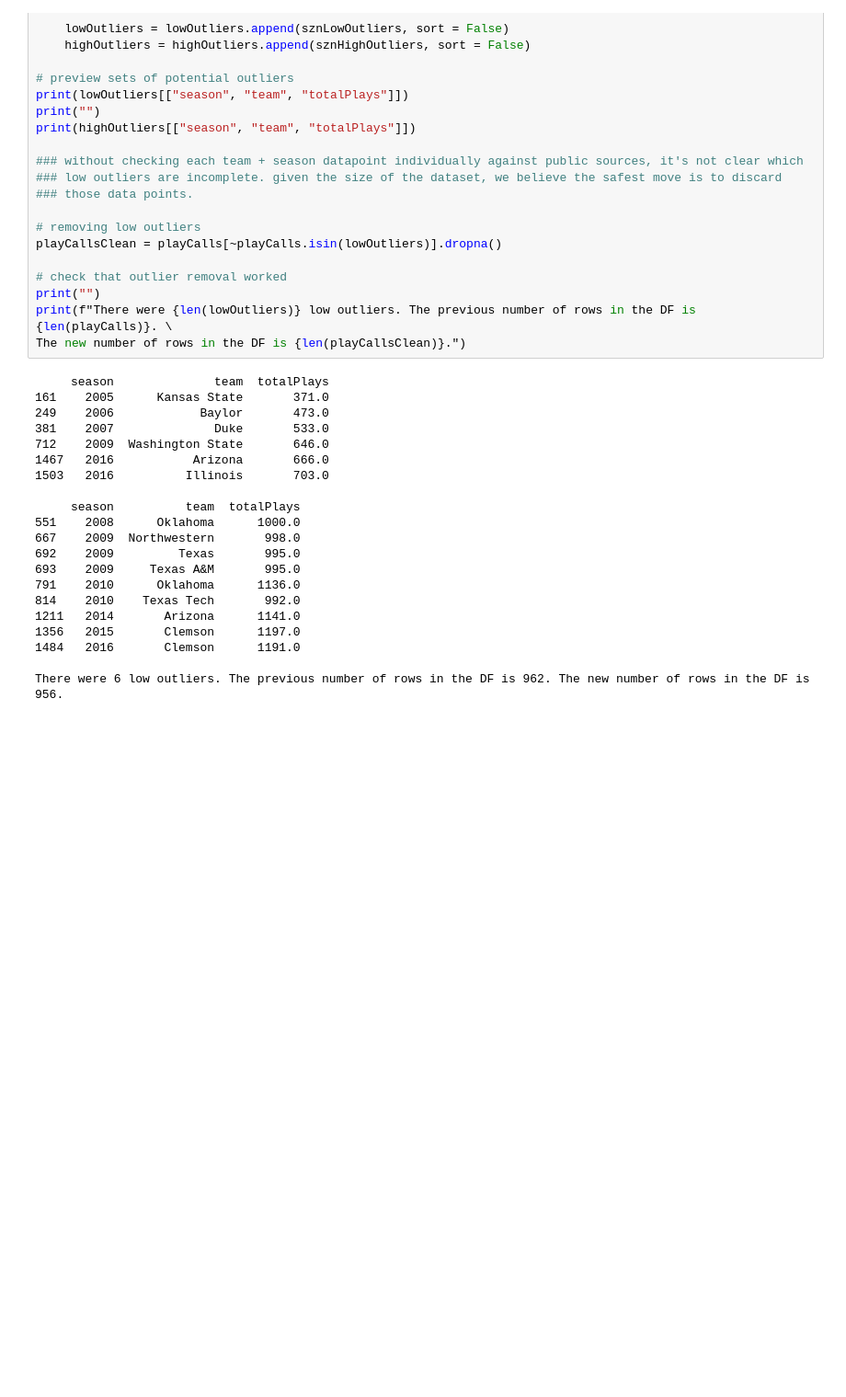
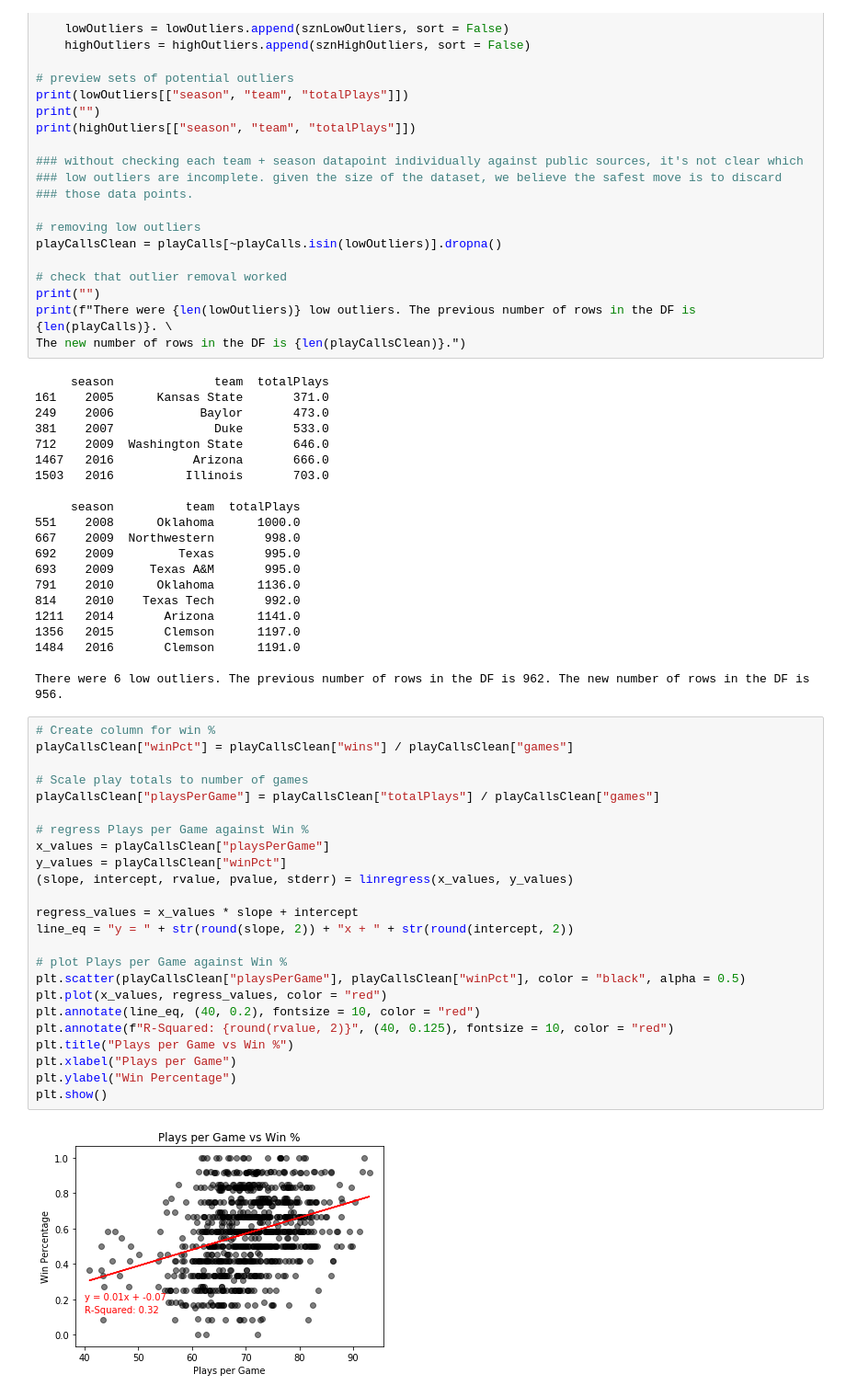
Before and after one commit to bdowd91/Project-1, a Jupyter notebook: PlayCallAnalysis.ipynb, the cells around one changed output. Shown at 92% size. Cells and saved outputs as stored; diff of their text form; blank space fills up the shorter version.

Commit message:
Added plots and regression for data comparisons

```diff
--- a/PlayCallAnalysis.ipynb
+++ b/PlayCallAnalysis.ipynb
@@ -112,3 +113,29 @@ The new number of rows in the DF is {len(playCallsClean)}.")
 1484   2016       Clemson      1191.0
 
 There were 6 low outliers. The previous number of rows in the DF is 962. The new number of rows in the DF is 956.
+# %%
+# Create column for win %
+playCallsClean["winPct"] = playCallsClean["wins"] / playCallsClean["games"]
+
+# Scale play totals to number of games
+playCallsClean["playsPerGame"] = playCallsClean["totalPlays"] / playCallsClean["games"]
+
+# regress Plays per Game against Win %
+x_values = playCallsClean["playsPerGame"]
+y_values = playCallsClean["winPct"]
+(slope, intercept, rvalue, pvalue, stderr) = linregress(x_values, y_values)
+
+regress_values = x_values * slope + intercept
+line_eq = "y = " + str(round(slope, 2)) + "x + " + str(round(intercept, 2))
+
+# plot Plays per Game against Win %
+plt.scatter(playCallsClean["playsPerGame"], playCallsClean["winPct"], color = "black", alpha = 0.5)
+plt.plot(x_values, regress_values, color = "red")
+plt.annotate(line_eq, (40, 0.2), fontsize = 10, color = "red")
+plt.annotate(f"R-Squared: {round(rvalue, 2)}", (40, 0.125), fontsize = 10, color = "red")
+plt.title("Plays per Game vs Win %")
+plt.xlabel("Plays per Game")
+plt.ylabel("Win Percentage")
+plt.show()
+# %% [output]
+[figure, added]
```
Also changed, not shown: parts of 3 cells of this notebook.
